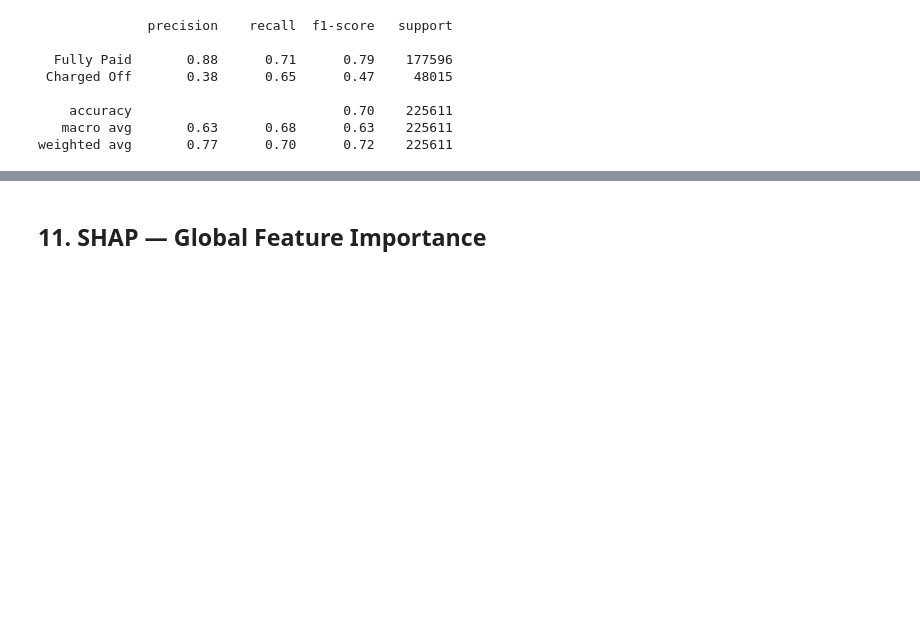
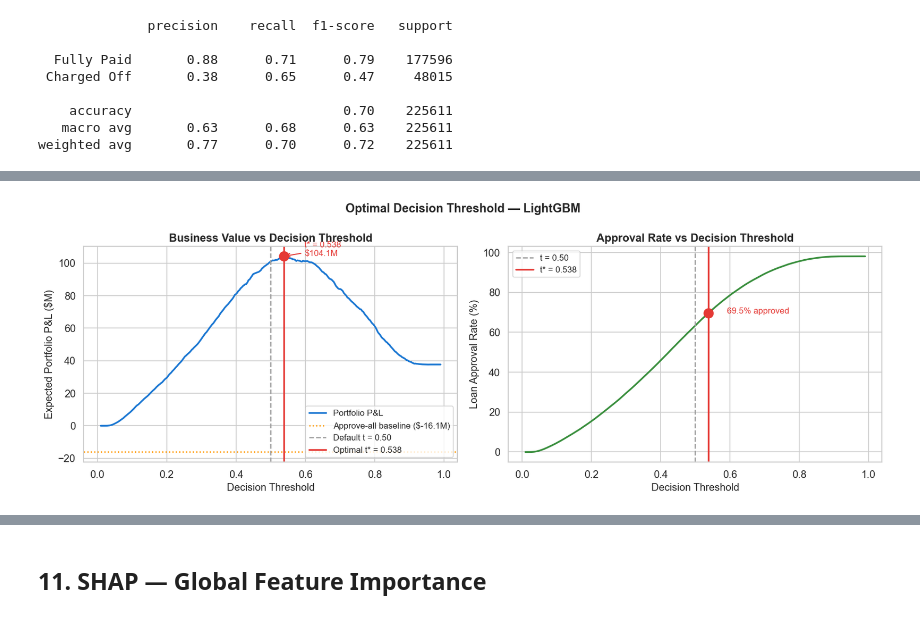
Before and after one commit to proverb27515/Credit-Risk-Analytics, a Jupyter notebook: 2_modeling.ipynb, the cells around one changed output, grey strips where cells are left out. Saved outputs shown, nothing was run; the diff lists cells and outputs as text; code cells hidden in the pictures; blank space fills up the shorter version.

```diff
--- a/2_modeling.ipynb
+++ b/2_modeling.ipynb
@@ -368,0 +379,86 @@ weighted avg       0.77      0.70      0.72    225611
+# %%
+# ── Business parameters from test set loan economics ───────────────────────
+RECOVERY_RATE = 0.15  # P2P industry standard: ~15% recovery on charged-off loans
+
+# Interest income per good loan: rate × principal × years × 0.5 (declining balance approximation)
+profit_per_loan = (
+    X_test['loan_amnt'] * (X_test['int_rate'] / 100) * (X_test['term_months'] / 12) * 0.5
+)
+# Net loss per defaulted loan after partial recovery
+loss_per_loan = X_test['loan_amnt'] * (1 - RECOVERY_RATE)
+
+print(f'Avg profit per good loan (interest):  ${profit_per_loan[y_test == 0].mean():,.0f}')
+print(f'Avg loss per default (post-recovery): ${loss_per_loan[y_test == 1].mean():,.0f}')
+print(f'Implied cost ratio (FN/FP):           {loss_per_loan[y_test==1].mean() / profit_per_loan[y_test==0].mean():.1f}x')
+
+# ── Sweep thresholds: compute portfolio P&L at each cutoff ─────────────────
+thresholds_sweep = np.linspace(0.01, 0.99, 300)
+pnl_values, approval_rates = [], []
+
+y_arr, profit_arr, loss_arr = y_test.values, profit_per_loan.values, loss_per_loan.values
+
+for t in thresholds_sweep:
+    approved = best_proba < t
+    pnl = (
+          profit_arr[approved & (y_arr == 0)].sum()   # interest earned on good loans
+        - loss_arr[ approved & (y_arr == 1)].sum()    # losses on defaults
+    )
+    pnl_values.append(pnl)
+    approval_rates.append(approved.mean())
+
+pnl_values, approval_rates = np.array(pnl_values), np.array(approval_rates)
+
+# Key reference points
+pnl_approve_all = profit_arr[y_arr == 0].sum() - loss_arr[y_arr == 1].sum()
+pnl_at_05       = pnl_values[np.argmin(np.abs(thresholds_sweep - 0.5))]
+opt_idx         = np.argmax(pnl_values)
+opt_t           = thresholds_sweep[opt_idx]
+opt_pnl         = pnl_values[opt_idx]
+opt_appr        = approval_rates[opt_idx]
+
+print(f'\nBaseline (approve all):         ${pnl_approve_all/1e6:.1f}M')
+print(f'At default threshold (t=0.50):  ${pnl_at_05/1e6:.1f}M')
+print(f'At optimal threshold (t*={opt_t:.3f}): ${opt_pnl/1e6:.1f}M  ← maximum')
+print(f'Approval rate at t*:            {opt_appr:.1%}')
+print(f'P&L gain vs t=0.50:             ${(opt_pnl - pnl_at_05)/1e6:.1f}M')
+print(f'P&L gain vs approve-all:        ${(opt_pnl - pnl_approve_all)/1e6:.1f}M')
+
+# ── Visualize ──────────────────────────────────────────────────────────────
+fig, (ax1, ax2) = plt.subplots(1, 2, figsize=(14, 5))
+
+# P&L curve
+ax1.plot(thresholds_sweep, pnl_values / 1e6, color='#1976D2', linewidth=2, label='Portfolio P&L')
+ax1.axhline(pnl_approve_all / 1e6, color='#FF9800', linestyle=':', linewidth=1.5,
+            label=f'Approve-all baseline (${pnl_approve_all/1e6:.1f}M)')
+ax1.axvline(0.50,  color='#9E9E9E', linestyle='--', linewidth=1.5, label='Default t = 0.50')
+ax1.axvline(opt_t, color='#E53935', linestyle='-',  linewidth=2,
+            label=f'Optimal t* = {opt_t:.3f}')
+ax1.scatter([opt_t], [opt_pnl / 1e6], color='#E53935', s=120, zorder=5)
+ax1.annotate(f't* = {opt_t:.3f}\n${opt_pnl/1e6:.1f}M',
+             xy=(opt_t, opt_pnl / 1e6), xytext=(opt_t + 0.06, opt_pnl / 1e6),
+             fontsize=10, color='#E53935',
+             arrowprops=dict(arrowstyle='->', color='#E53935', lw=1.2))
+ax1.set_xlabel('Decision Threshold', fontsize=12)
+ax1.set_ylabel('Expected Portfolio P&L ($M)', fontsize=12)
+ax1.set_title('Business Value vs Decision Threshold', fontsize=13, fontweight='bold')
+ax1.legend(fontsize=10)
+
+# Approval rate curve
+ax2.plot(thresholds_sweep, approval_rates * 100, color='#388E3C', linewidth=2)
+ax2.axvline(0.50,  color='#9E9E9E', linestyle='--', linewidth=1.5, label='t = 0.50')
+ax2.axvline(opt_t, color='#E53935', linestyle='-',  linewidth=2,
+            label=f't* = {opt_t:.3f}')
+ax2.scatter([opt_t], [opt_appr * 100], color='#E53935', s=120, zorder=5)
+ax2.annotate(f'  {opt_appr:.1%} approved',
+             xy=(opt_t, opt_appr * 100), xytext=(opt_t + 0.04, opt_appr * 100),
+             fontsize=10, color='#E53935')
+ax2.set_xlabel('Decision Threshold', fontsize=12)
+ax2.set_ylabel('Loan Approval Rate (%)', fontsize=12)
+ax2.set_title('Approval Rate vs Decision Threshold', fontsize=13, fontweight='bold')
+ax2.legend(fontsize=10)
+
+plt.suptitle(f'Optimal Decision Threshold — {best_name}', fontsize=14, fontweight='bold')
+plt.tight_layout()
+plt.savefig('fig_18_profit_curve.png', bbox_inches='tight')
+plt.show()
+# %% [output]
@@ -368,0 +475 @@ weighted avg       0.77      0.70      0.72    225611
+[figure, added]
```
Also changed, not shown: parts of 4 cells of this notebook, 5 other files.
